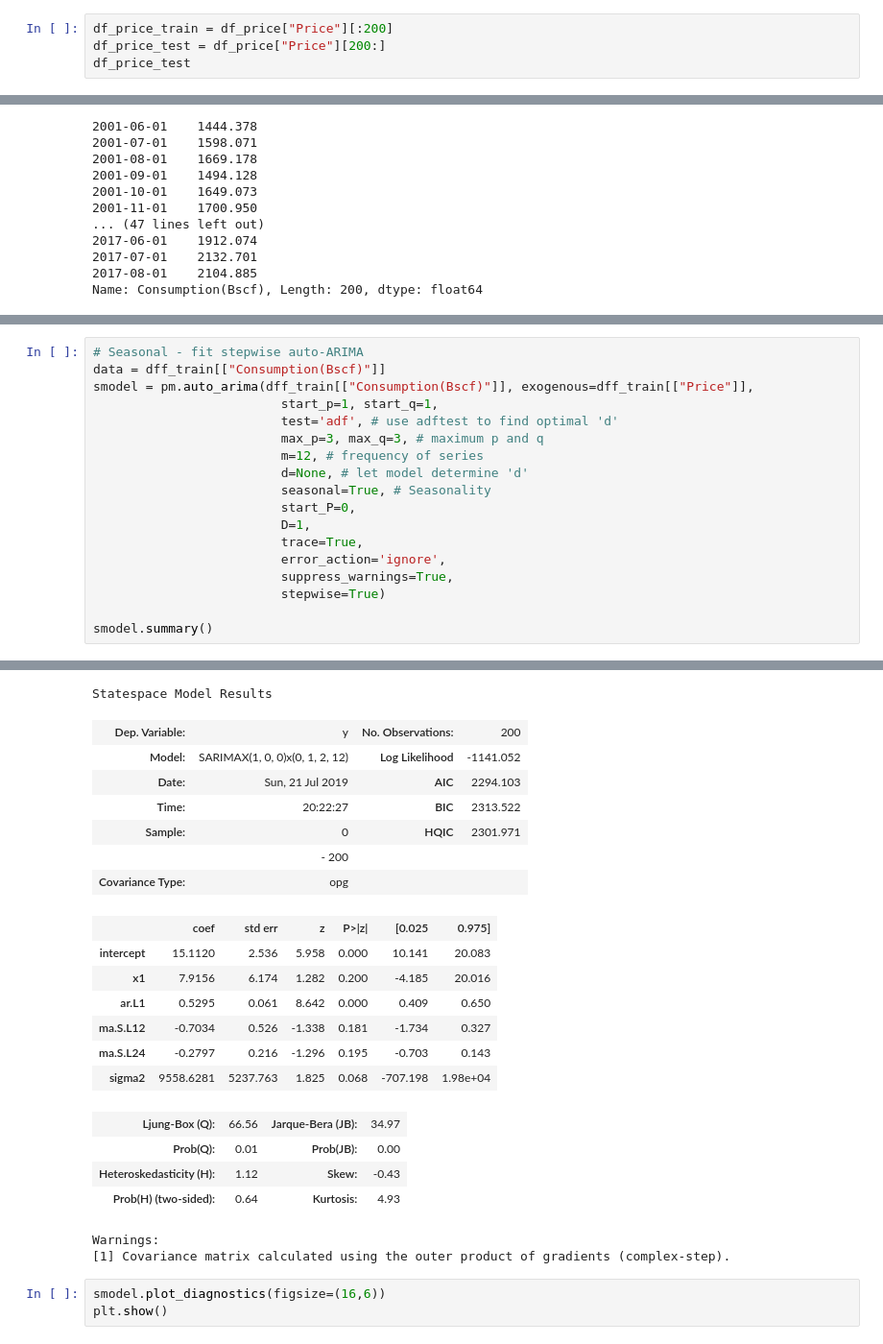
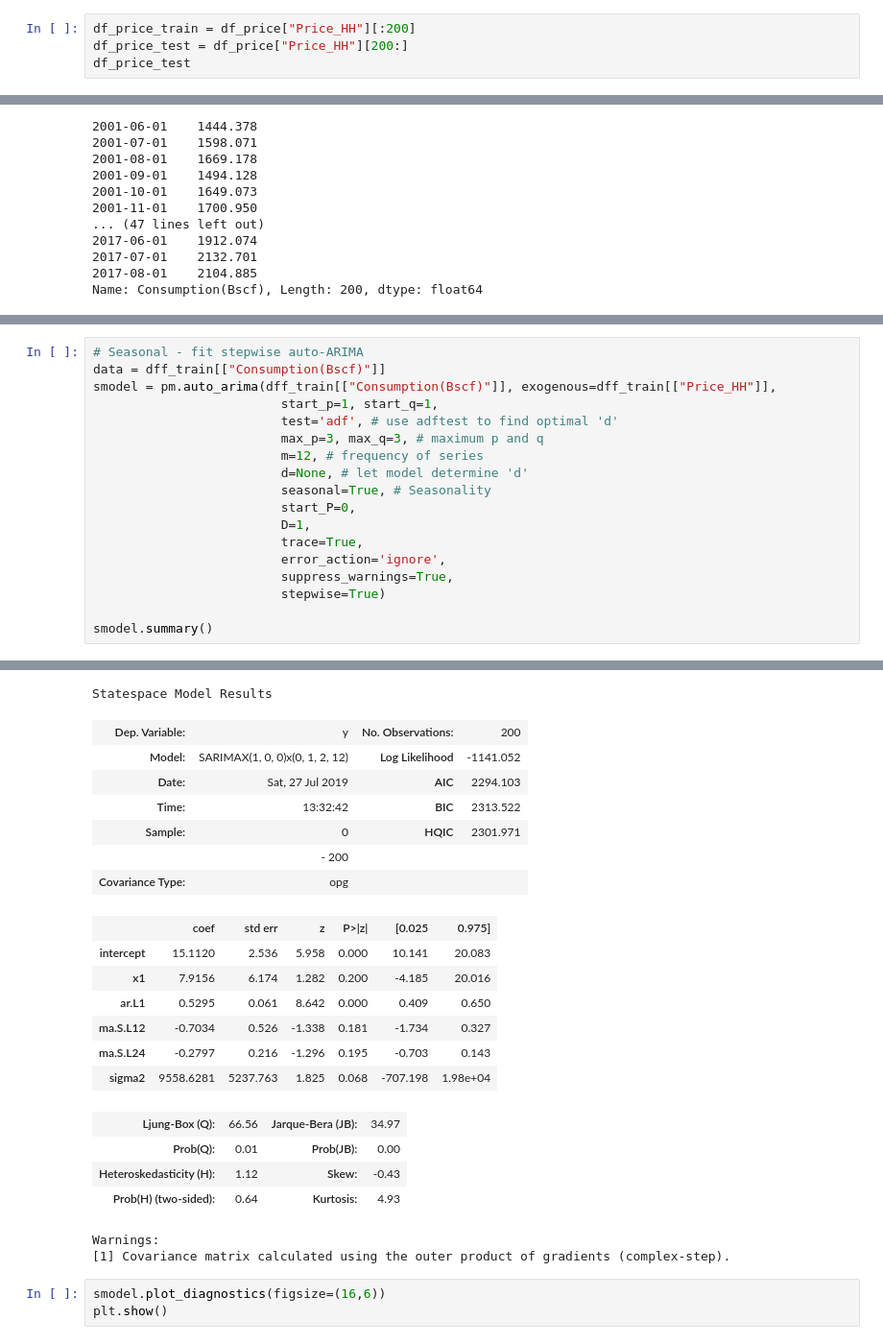
Before and after one commit to jwaliaga/NatGasDemandForcast, a Jupyter notebook: Notebooks/Wilson/DemandRegression.ipynb, the cells around one changed output, grey strips where cells are left out. Shown at 96% size. Cells and saved outputs as stored; diff of their text form.

Commit message:
ARIMA Updated

```diff
--- a/Notebooks/Wilson/DemandRegression.ipynb
+++ b/Notebooks/Wilson/DemandRegression.ipynb
@@ -77,8 +77,8 @@ df_price
 | 2019-04-01 | 2.647143 |
 220 rows × 1 columns
 # %%
-df_price_train = df_price["Price"][:200]
-df_price_test = df_price["Price"][200:]
+df_price_train = df_price["Price_HH"][:200]
+df_price_test = df_price["Price_HH"][200:]
 df_price_test
 # %% [output]
 Date
@@ -716,7 +696,7 @@ dff_train
 # %%
 # Seasonal - fit stepwise auto-ARIMA
 data = dff_train[["Consumption(Bscf)"]]
-smodel = pm.auto_arima(dff_train[["Consumption(Bscf)"]], exogenous=dff_train[["Price"]],
+smodel = pm.auto_arima(dff_train[["Consumption(Bscf)"]], exogenous=dff_train[["Price_HH"]],
                          start_p=1, start_q=1,
                          test='adf', # use adftest to find optimal 'd'
                          max_p=3, max_q=3, # maximum p and q
@@ -752,8 +732,8 @@ Total fit time: 52.237 seconds
 Statespace Model Results
 | Dep. Variable: | y | No. Observations: | 200 |
 | Model: | SARIMAX(1, 0, 0)x(0, 1, 2, 12) | Log Likelihood | -1141.052 |
-| Date: | Sun, 21 Jul 2019 | AIC | 2294.103 |
-| Time: | 20:22:27 | BIC | 2313.522 |
+| Date: | Sat, 27 Jul 2019 | AIC | 2294.103 |
+| Time: | 13:32:42 | BIC | 2313.522 |
 | Sample: | 0 | HQIC | 2301.971 |
 |  | - 200 |  |  |
 | Covariance Type: | opg |  |  |
```
Also changed, not shown: parts of 10 cells of this notebook, 3 other files.
